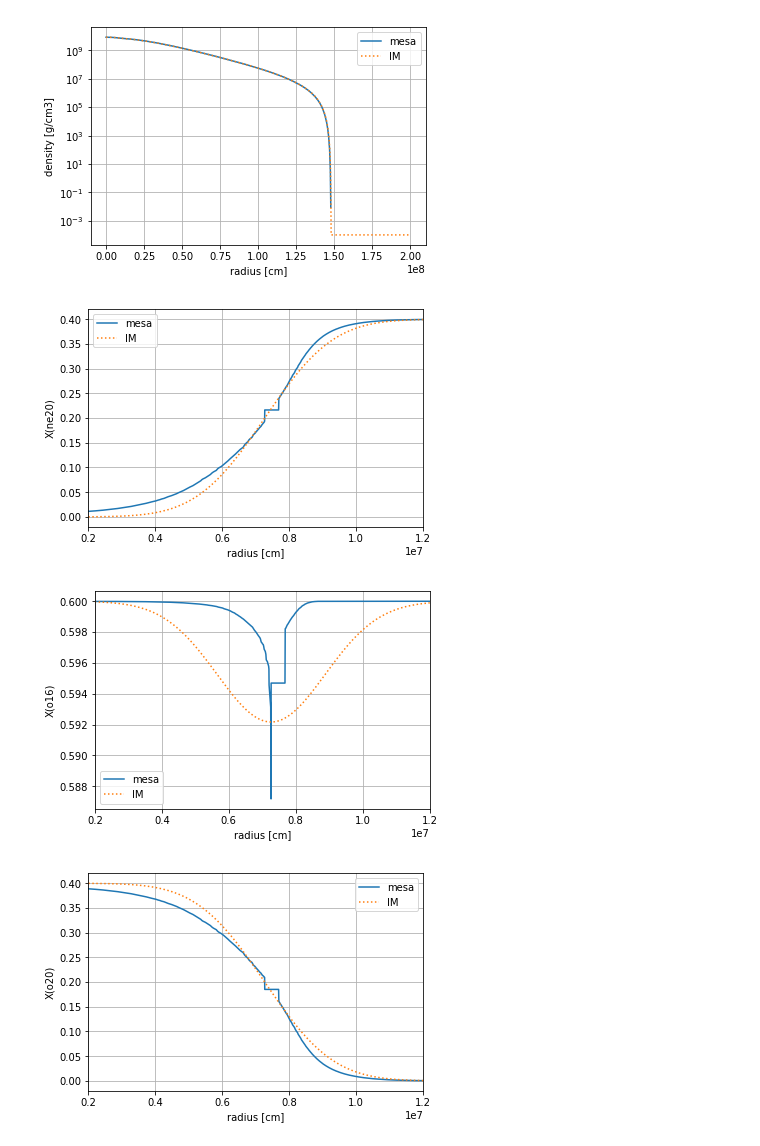
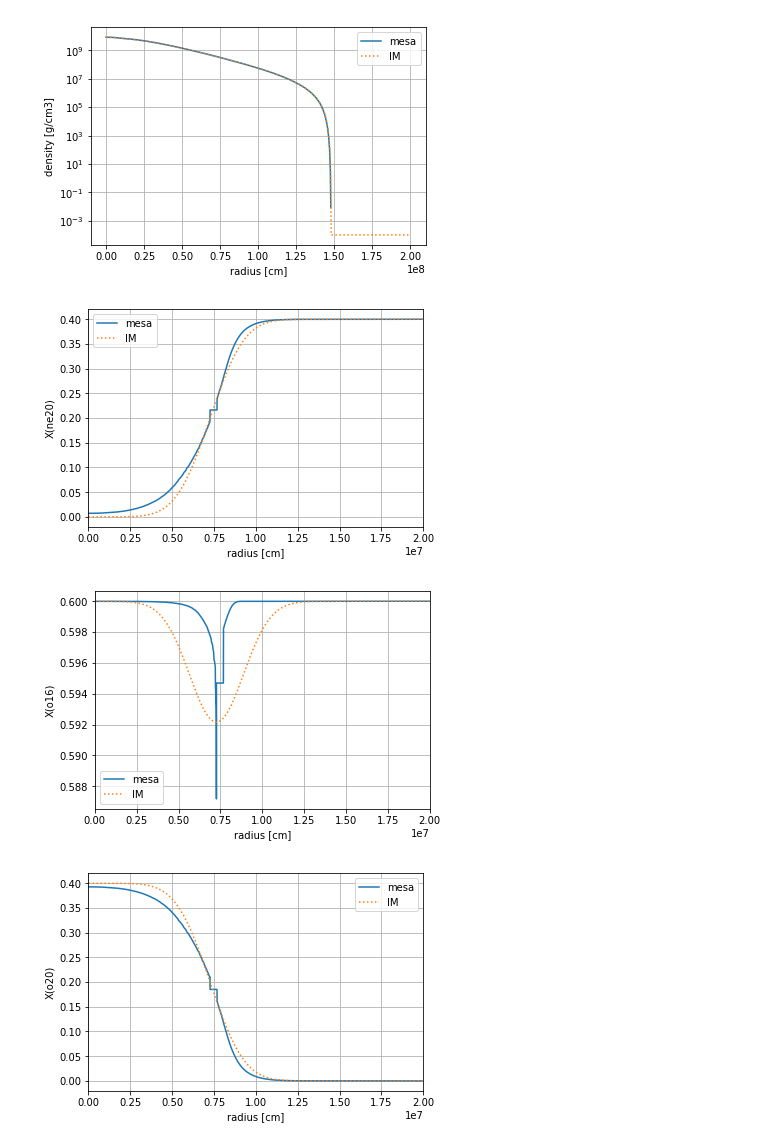
Before and after one commit to XinlongSBU/xinlong_file, a Jupyter notebook: initial-model_prepare/compare_initial-model_MESA.ipynb, the cells around one changed output. Saved outputs shown, nothing was run; the diff lists cells and outputs as text; code cells hidden in the pictures.

```diff
--- a/initial-model_prepare/compare_initial-model_MESA.ipynb
+++ b/initial-model_prepare/compare_initial-model_MESA.ipynb
@@ -193,31 +193,31 @@ plt.plot(np.array(df['radius']),np.array(df[element]),':',label='IM')
 
 plt.xlabel("radius [cm]")
 plt.ylabel("X("+element+")")
-plt.xlim(2e6,12e6)
+plt.xlim(0e6,20e6)
 #plt.xlim(7.2e6,8e6)
 plt.grid()
 plt.legend()
 plt.show()
 # %% [output]
-[figure, old version]
+[figure, new version]
 # %%
 element = 'o16'
 
 y_axis = np.array(a[element])
 
 plt.plot(radius*r_sun,y_axis,label='mesa')
 plt.plot(np.array(df['radius']),np.array(df[element]),':',label='IM')
 
 plt.xlabel("radius [cm]")
 plt.ylabel("X("+element+")")
 #plt.xlim(7.2e6,7.8e6)
 #plt.xlim(585937.5,1367187.5)
-plt.xlim(2e6,12e6)
+plt.xlim(0e6,20e6)
 plt.grid()
 plt.legend()
 plt.show()
 # %% [output]
-[figure, old version]
+[figure, new version]
 # %%
 element = 'o20'
 
@@ -228,13 +228,13 @@ plt.plot(np.array(df['radius']),np.array(df[element]),':',label='IM')
 
 plt.xlabel("radius [cm]")
 plt.ylabel("X("+element+")")
-plt.xlim(2e6,12e6)
+plt.xlim(0e6,20e6)
 #plt.xlim(585937.5,1367187.5)
 plt.grid()
 plt.legend()
 plt.show()
 # %% [output]
-[figure, old version]
+[figure, new version]
 # %%
 element = 'h1'
 
```
Also changed, not shown: parts of 13 cells of this notebook, 14 other files.
